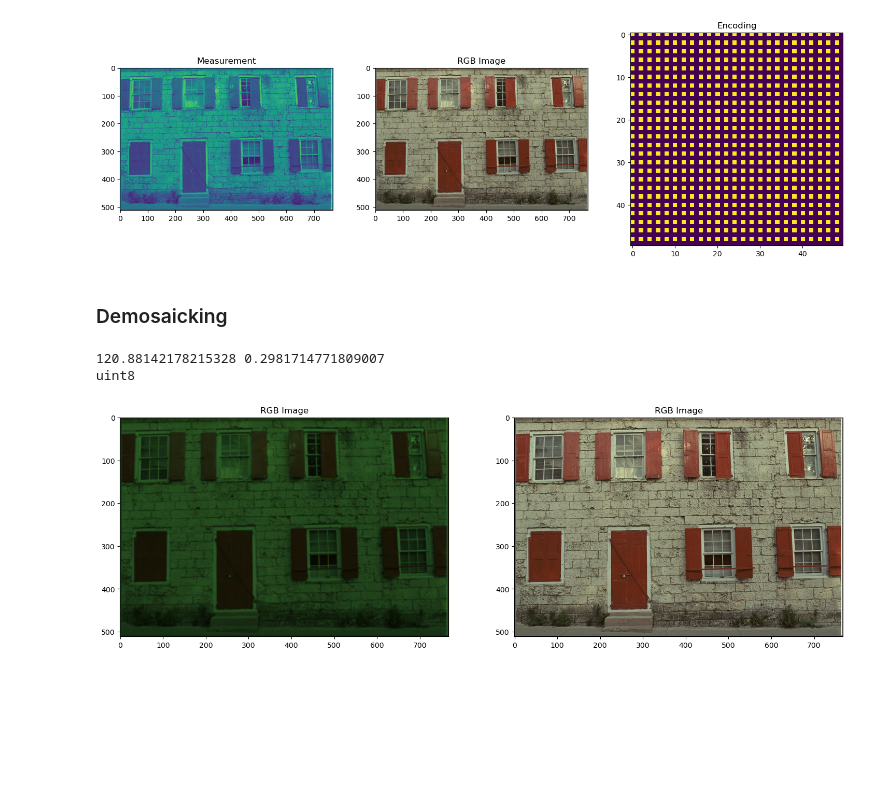
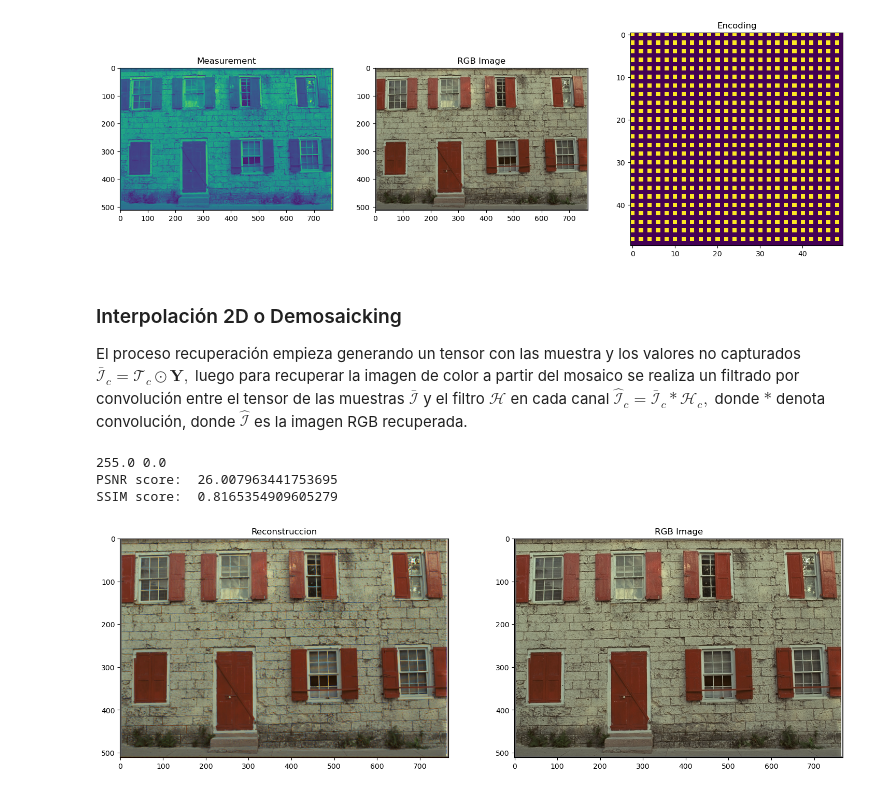
Before and after one commit to nelson10/ComputationalPhotography, a Jupyter notebook: Tarea1.ipynb, the cells around one changed output. Drawn from its saved outputs; the diff is of its cells as text; code cells hidden in the pictures; blank space fills up the shorter version.

```diff
--- a/Tarea1.ipynb
+++ b/Tarea1.ipynb
@@ -42,67 +86,40 @@ axes[2].set_title("Encoding")
 Text(0.5, 1.0, 'Encoding')
 [figure]
 # %% [markdown]
-### Demosaicking
+### Interpolación 2D o Demosaicking
+
+El proceso recuperación empieza generando un tensor con las muestra y los valores no capturados
+$\bar{\mathcal{I}}_c = \mathcal{T}_c \odot \mathbf{Y},$ luego para recuperar la imagen de color a partir del mosaico se realiza un filtrado por convolución entre el tensor de las muestras $\bar{\mathcal{I}}$ y el filtro $\mathcal{H}$ en cada canal
+$\hat{\mathcal{I}}_c = \bar{\mathcal{I}}_c * \mathcal{H}_c,$ donde $*$ denota convolución, donde $\hat{\mathcal{I}}$ es la imagen RGB recuperada.
 # %%
-It = np.zeros((M,N,C))
+It = np.zeros((M,N,C),float)
 Ir = np.zeros((M,N,C),float)
 
-def fspecial_gaussian(hsize=3, sigma=0.5):
-    # Accept scalar size or [rows, cols] tuple
-    if isinstance(hsize, (int, float)):
-        hsize = [int(hsize), int(hsize)]
+kernel = np.zeros((3, 3, 3))
+kernel[:,:,0] = np.array([[1, 2, 1], [2, 4, 2], [1, 2, 1]])
+kernel[:,:,1] = np.array([[0, 1, 0], [1, 4, 1], [0, 1, 0]])
+kernel[:,:,2] = np.array([[1, 2, 1], [2, 4, 2], [1, 2, 1]])
 
-    # Calculate grid bounds matching MATLAB behavior
-    bounds_y = [(i - (hsize[0] - 1) / 2.0) for i in range(hsize[0])]
-    bounds_x = [(i - (hsize[1] - 1) / 2.0) for i in range(hsize[1])]
-    y, x = np.meshgrid(bounds_y, bounds_x, indexing='ij')
+'''Bilinear Demosaicking
+'''
 
-    # Compute the Gaussian distribution
-    arg = -(x**2 + y**2) / (2.0 * sigma**2)
-    h = np.exp(arg)
-
-    # Apply MATLAB's epsilon thresholding to clip near-zero values
-    h[h < np.finfo(h.dtype).eps * h.max()] = 0
-
-    # Normalize the filter weights to sum to 1
-    sumh = h.sum()
-    if sumh != 0:
-        h /= sumh
-    return h
-
-
-def fspecial_laplacian(alpha=0.2):
-    # Shape parameter alpha must be between 0 and 1
-    alpha = max(0.0, min(1.0, alpha))
-    h = np.array([[alpha,   1.0-alpha, alpha],
-                  [1.0-alpha, -4.0,     1.0-alpha],
-                  [alpha,   1.0-alpha, alpha]], dtype=np.float64)
-    # Scale based on alpha parameter
-    h /= (alpha + 1.0)
-    return h
-kernel = fspecial_laplacian()
-kernel = np.ones((3, 3)) / 9.0
-kernel = np.ones((3,3,3))
-kernel[:,:,0] = kernel[:,:,0]*1/4
-kernel[:,:,1] = kernel[:,:,0]*1/2
-kernel[:,:,2] = kernel[:,:,0]*1/4
-# Example Usage:
-kernel = fspecial_gaussian(hsize=5, sigma=1.0)
 for c in range(C):
     It[:,:,c] = T[:,:,c]*Y
-    Ir[:,:,c] = ndimage.correlate(It[:,:,c], kernel, mode='mirror')
+    Ir[:,:,c] = ndimage.correlate(It[:,:,c], kernel[:,:,c], mode='mirror')/4
 
-print(np.max(Ir),np.min(Ir))
-Ir = np.uint8(abs(Ir))
+#print(np.max(Ir),np.min(Ir))
+Ir = np.uint8((Ir/np.max(Ir))*255)
 fig, axes = plt.subplots(1,2, figsize=(18,6))
-axes[0].imshow(Ir/255, vmin=0, vmax=1)
-axes[0].set_title("RGB Image")
+axes[0].imshow(Ir, vmin=0, vmax=1)
+axes[0].set_title("Reconstruccion")
 axes[1].imshow(In/255, vmin=0, vmax=1)
 axes[1].set_title("RGB Image")
 p = psnr(In,Ir)
-#s,diff = ssim(In,Ir, data_range=255, full=True)
-print(In.dtype)
+s, diff = ssim(In,Ir,channel_axis=-1,full=True)
+print("PSNR score: ",p)
+print("SSIM score: ",s)
 # %% [output]
-120.88142178215328 0.2981714771809007
-uint8
+255.0 0.0
+PSNR score:  26.007963441753695
+SSIM score:  0.8165354909605279
-[figure, old version]
+[figure, new version]
```
Also changed, not shown: parts of 5 cells of this notebook.
